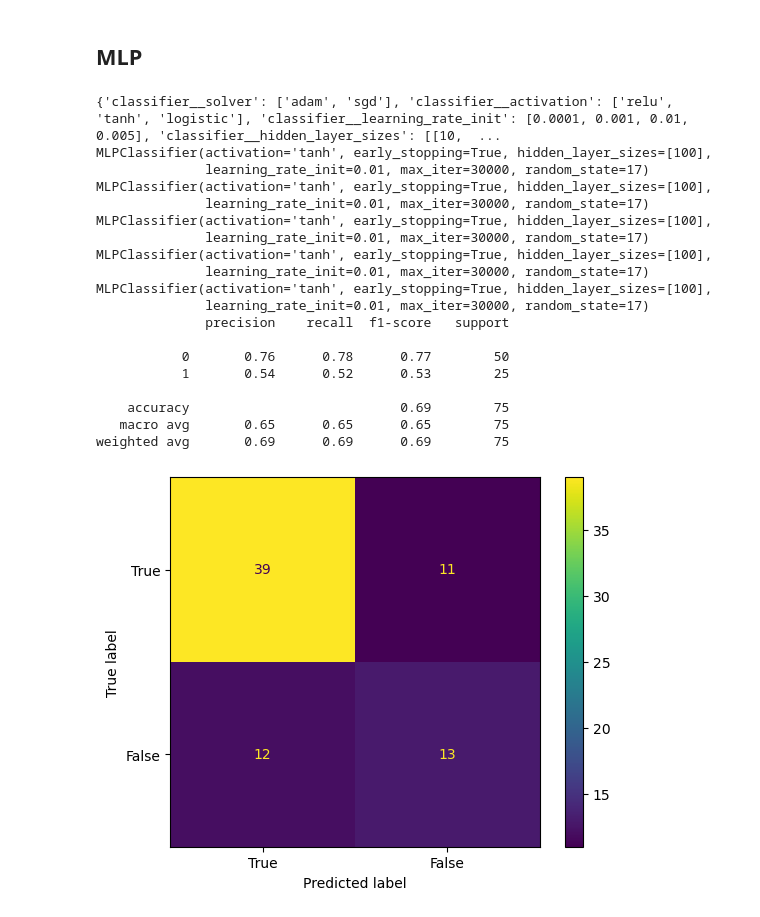
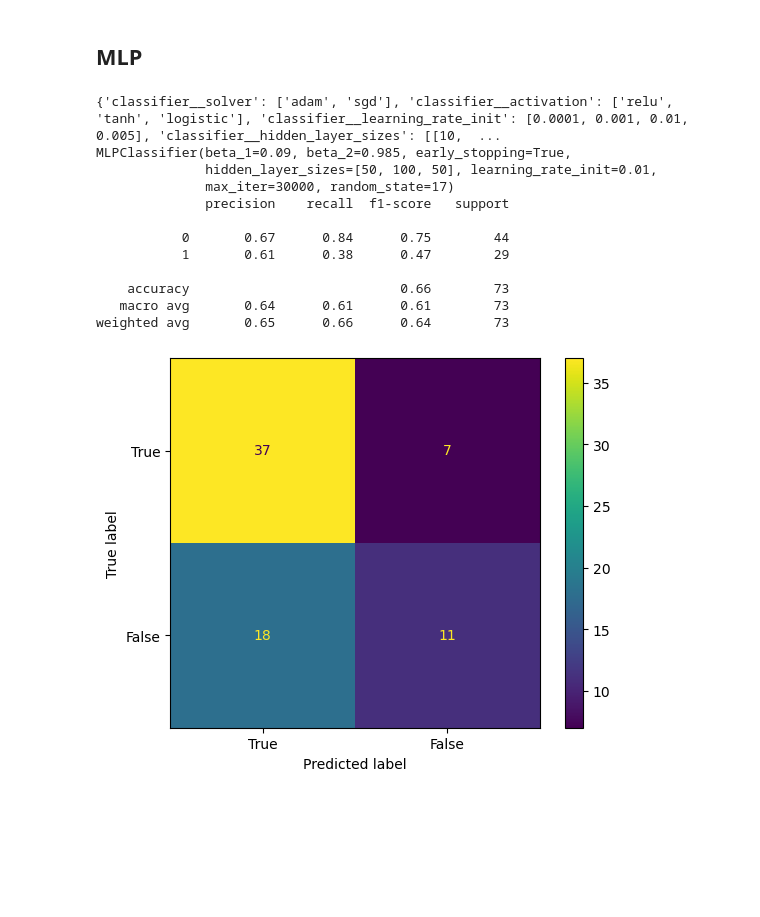
Before and after one commit to brittawi/M7016H-Project, a Jupyter notebook: classifiers.ipynb, the cells around one changed output. Saved outputs shown, nothing was run; the diff lists cells and outputs as text; code cells hidden in the pictures; blank space fills up the shorter version.

Commit message:
Halving search MLP, extra tensorboard log info

```diff
--- a/classifiers.ipynb
+++ b/classifiers.ipynb
@@ -20,13 +11,23 @@ RANDOM_STATE = 17
+# %%
+normalization_method = "R" # ("S", "R", "Q") S for standard, R for robust, Q for quantile
+match normalization_method:
+    case "S":
+        SCALER = StandardScaler()
+    case "R":
+        SCALER = RobustScaler()
+    case "Q":
+        SCALER = QuantileTransformer(n_quantiles=334)
+
+RANDOM_STATE = 17
 # %% [markdown]
 ## Tensorboard
 # %%
-import torch
 from torch.utils.tensorboard import SummaryWriter
 
 from datetime import datetime
 
 time = datetime.now().strftime("%Y%B%d_%H_%M")
 print(time)
-log_folder = "logs/"+time
+log_folder = "logs/"+time+normalization_method
 writer = SummaryWriter(log_dir=log_folder)
 # %% [output]
@@ -35,5 +36,5 @@ writer = SummaryWriter(log_dir=log_folder)
 ## Read in and split data
 # %%
 csv_path = "diabetes.csv"
-ddb = DiabetesDataBase(csv_path, random_state = RANDOM_STATE)
+ddb = DiabetesDataBase(csv_path, train_split=0.8, val_split=0.1, test_split=0.1, random_state=RANDOM_STATE, augment=True)
 X_train, X_val, X_test, y_train, y_val, y_test = ddb.get_splits()
@@ -149,8 +161,8 @@ from sklearn.svm import SVC
 svm = SVC()
 
 parameters = {
-    "classifier__C": [round(i*0.2, 1) for i in range(1, 11)],
-    "classifier__gamma": [round(i*0.1, 1) for i in range(1, 11)],
+    "classifier__C": [0.01, 0.1, 1, 10, 100],
+    "classifier__gamma": [0.01, 0.1, 1, 10, 100],
     "classifier__kernel": ["linear", "rbf", "sigmoid"]
 }
 print(parameters)
@@ -189,76 +192,49 @@ mlp = MLPClassifier(activation='relu', #relu
                     batch_size='auto',
                     learning_rate_init=0.001,
                     # Early stopping kinda does CV too https://scikit-learn.org/stable/modules/generated/sklearn.neural_network.MLPClassifier.html#sklearn.neural_network.MLPClassifier
-                    # But got worse results
-                    early_stopping=True, # False
+                    early_stopping=True,
                     shuffle=True,
-                    random_state=17,
+                    random_state=RANDOM_STATE,
                     alpha=0.0001, # L2 loss strenght
                     beta_1=0.9, # 0.9 org Exponential decay rate for estimates of first moment vector in adam
                     beta_2=0.999, # 0.999 org Exponential decay rate for estimates of second moment vector in adam
                     epsilon=1e-8 # 1e-8 org Value for numerical stability in adam.
                     )
 
-"""
-# These found acc: 77 f1 74,76
-# MLPClassifier(batch_size=64, beta_1=0.93, beta_2=0.99, epsilon=1.2e-08, max_iter=30000, random_state=17, solver='sgd')
 parameters = {
     "classifier__solver": ["adam", "sgd"],
-    "classifier__batch_size": [4, 16, 32, 64],
     "classifier__activation": ["relu", "tanh", "logistic"],
     "classifier__learning_rate_init": [0.0001, 0.001, 0.01, 0.005],
-}
-
-# These found acc 75, f1 72, 75
-# MLPClassifier(beta_1=0.09, beta_2=0.988, epsilon=1.2e-08, hidden_layer_sizes=[10], max_iter=30000, random_state=17)
-parameters = {
     "classifier__hidden_layer_sizes": [[10,10], [100,10], [50,100,50], [100], [10]],
     "classifier__beta_1": [round(i*0.001, 3) for i in range(90, 95)],
     "classifier__beta_2": [round(i*0.001, 4) for i in range(985, 999, 3)]
 }
-"""
-parameters = {
-    "classifier__solver": ["adam", "sgd"],
-    #"classifier__batch_size": [4, 16, 32, 64],
-    "classifier__activation": ["relu", "tanh", "logistic"],
-    "classifier__learning_rate_init": [0.0001, 0.001, 0.01, 0.005],
-    "classifier__hidden_layer_sizes": [[10,10], [100,10], [50,100,50], [100], [10]],
-    #"classifier__beta_1": [round(i*0.001, 3) for i in range(90, 95)],
-    #"classifier__beta_2": [round(i*0.001, 4) for i in range(985, 999, 3)]
-}
 print(parameters)
-for i in range(5):
-    mlp_cls = grid_search(mlp, SCALER, parameters)
 
-    mlp_cls.fit(X_train, y_train)
+mlp_cls = halving_random_search(mlp, SCALER, parameters, random_state=RANDOM_STATE)
 
-    print(mlp_cls.best_estimator_.get_params()['classifier'])
+mlp_cls.fit(X_train, y_train)
+
+print(mlp_cls.best_estimator_.get_params()['classifier'])
 
 mlp_avg, mlp_cm = validate(mlp_cls, X_val, y_val)
 writer.add_scalars("mlp", mlp_avg)
 writer.flush()
 writer.close()
 # %% [output]
 {'classifier__solver': ['adam', 'sgd'], 'classifier__activation': ['relu', 'tanh', 'logistic'], 'classifier__learning_rate_init': [0.0001, 0.001, 0.01, 0.005], 'classifier__hidden_layer_sizes': [[10,  ...
-MLPClassifier(activation='tanh', early_stopping=True, hidden_layer_sizes=[100],
-              learning_rate_init=0.01, max_iter=30000, random_state=17)
-MLPClassifier(activation='tanh', early_stopping=True, hidden_layer_sizes=[100],
-              learning_rate_init=0.01, max_iter=30000, random_state=17)
-MLPClassifier(activation='tanh', early_stopping=True, hidden_layer_sizes=[100],
-              learning_rate_init=0.01, max_iter=30000, random_state=17)
-MLPClassifier(activation='tanh', early_stopping=True, hidden_layer_sizes=[100],
-              learning_rate_init=0.01, max_iter=30000, random_state=17)
-MLPClassifier(activation='tanh', early_stopping=True, hidden_layer_sizes=[100],
-              learning_rate_init=0.01, max_iter=30000, random_state=17)
+MLPClassifier(beta_1=0.09, beta_2=0.985, early_stopping=True,
+              hidden_layer_sizes=[50, 100, 50], learning_rate_init=0.01,
+              max_iter=30000, random_state=17)
               precision    recall  f1-score   support
 
-           0       0.76      0.78      0.77        50
-           1       0.54      0.52      0.53        25
+           0       0.67      0.84      0.75        44
+           1       0.61      0.38      0.47        29
 
-    accuracy                           0.69        75
-   macro avg       0.65      0.65      0.65        75
-weighted avg       0.69      0.69      0.69        75
+    accuracy                           0.66        73
+   macro avg       0.64      0.61      0.61        73
+weighted avg       0.65      0.66      0.64        73
-[figure, old version]
+[figure, new version]
 # %%
 %load_ext tensorboard
 %tensorboard --logdir=logs
```
Also changed, not shown: parts of 9 cells of this notebook.
